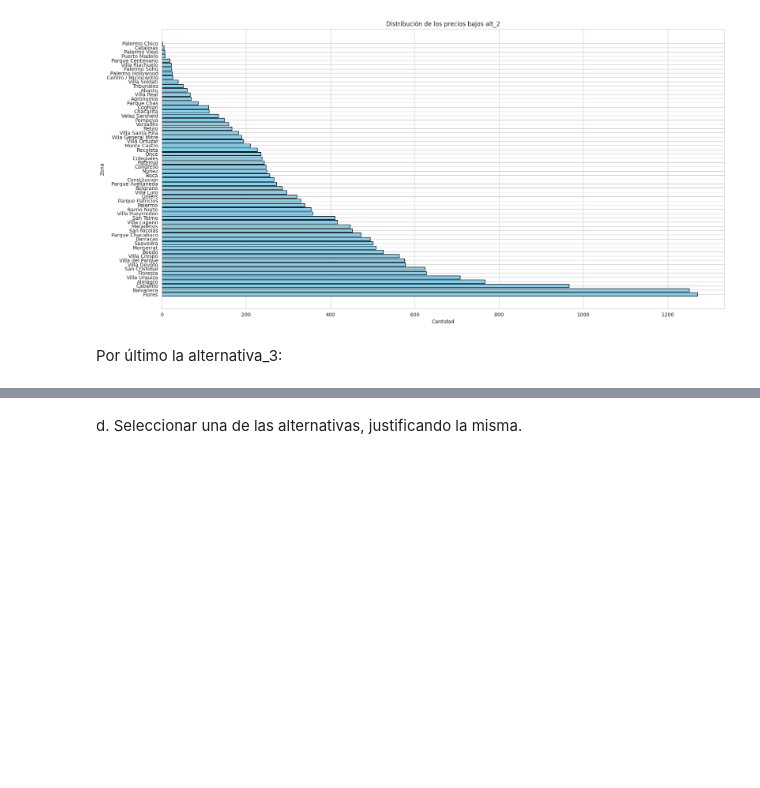
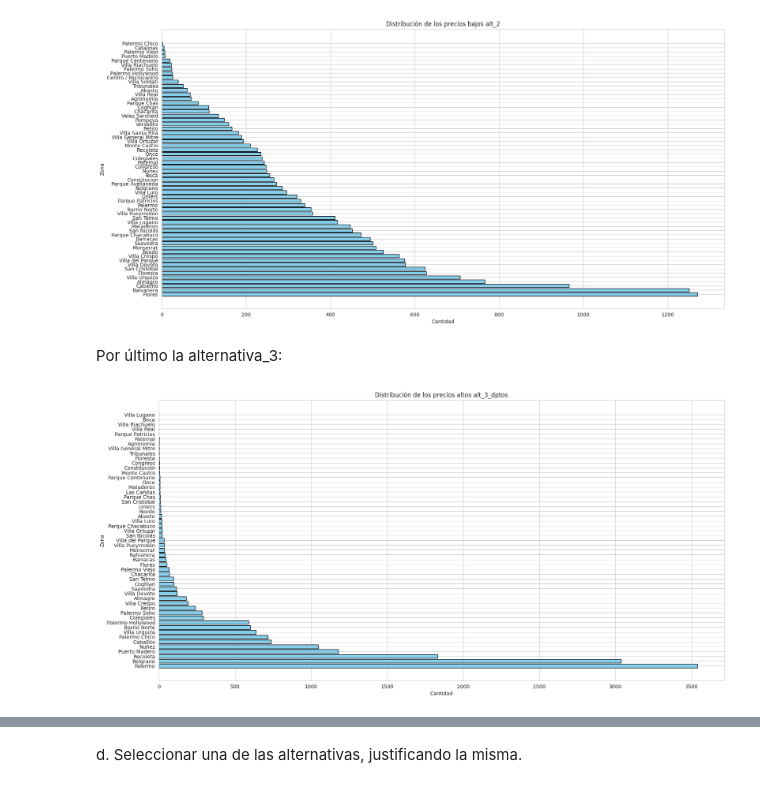
Before and after one commit to hmaldonado12/7506R-1C2024-GRUPO6, a Jupyter notebook: tp1/7506R_TP1_GRUPO06_ENTREGA.ipynb, the cells around one changed output, grey strips where cells are left out. Drawn from its saved outputs; the diff is of its cells as text; code cells hidden in the pictures; blank space fills up the shorter version.

```diff
--- a/tp1/7506R_TP1_GRUPO06_ENTREGA.ipynb
+++ b/tp1/7506R_TP1_GRUPO06_ENTREGA.ipynb
@@ -1295,0 +1301,9 @@ Para la 3er alternativa hay que volver a calcular el pxm2 para poder dividir por
+# %%
+alt_3_dptos = reparado[reparado.copy()['property_type']=='Departamento']
+
+percentiles = [0, 0.25, 0.75, 1]
+
+labels = ['bajo', 'medio', 'alto']
+alt_3_dptos["tipo_precio"] = pd.cut(alt_3_dptos["pxm2"], bins=alt_3_dptos["pxm2"].quantile(percentiles), labels=labels)
+print('alt_3_dptos:')
+alt_3_dptos['tipo_precio'].value_counts()
@@ -1470,3 +1515,17 @@ plt.show()
 [figure]
 # %% [markdown]
 Por último la alternativa_3:
+# %%
+alto = alt_3_dptos[alt_3_dptos.copy()['tipo_precio']=='alto']
+
+
+plt.figure(figsize=(20, 10))
+frecuencia_por_tipo = alto['zone'].value_counts()
+plt.barh(frecuencia_por_tipo.index, frecuencia_por_tipo, color='skyblue', edgecolor='black')
+plt.title('Distribución de los precios altos alt_3_dptos')
+plt.xlabel('Cantidad')
+plt.ylabel('Zona')
+plt.grid(True)
+plt.show()
+# %% [output]
+[figure, added]
```
Also changed, not shown: parts of 8 cells of this notebook.
